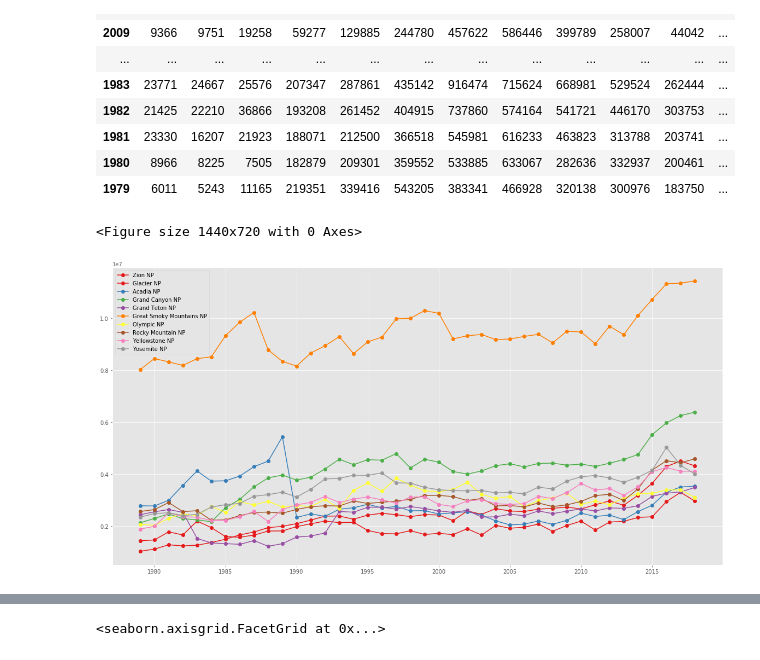
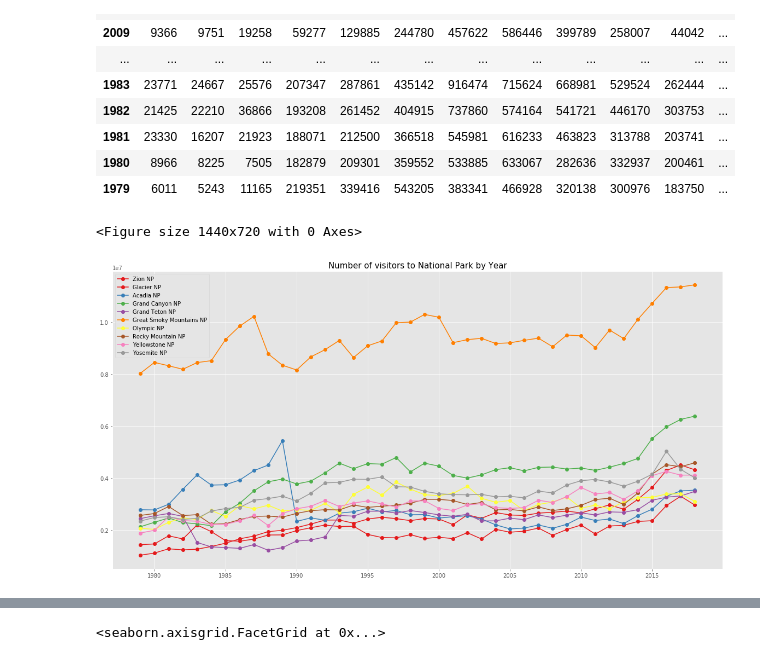
Before and after one commit to hayley01145553/WebScrapingProject, a Jupyter notebook: Web_Scrapy_Project_20180721_0400.ipynb, the cells around one changed output, grey strips where cells are left out. Drawn from its saved outputs; the diff is of its cells as text; code cells hidden in the pictures.

```diff
--- a/Web_Scrapy_Project_20180721_0400.ipynb
+++ b/Web_Scrapy_Project_20180721_0400.ipynb
@@ -440,6 +446,7 @@ cm = plt.get_cmap('Set1')
 fig = plt.figure(figsize=(20,10))
 ax = fig.add_subplot(111)
 ax.set_prop_cycle('color', [cm(1.*i/num_colors) for i in range(num_colors)])
+ax.set_title("Number of visitors to National Parks by Year", fontsize=15)
 
 #colormap = plt.cm.gist_ncar
 #plt.gca().set_color_cycle([colormap(i) for i in np.linspace(0, 0.9, num_plots)])
@@ -447,34 +454,34 @@ ax.set_prop_cycle('color', [cm(1.*i/num_colors) for i in range(num_colors)])
 #plt.gca().set_prop_cycle('color', color_list)
 #.set_color_cycle(['kbkykrkg'])
 #color=plt.cm.Paired(np.arange(len(df_np_names))
 
 for i,df_np_name in enumerate(df_np_names):
     '''
     for col_name in df_np_name.columns:
         if col_name == 'Year':
             continue
         df_np_name[col_name] = df_np_name[col_name].astype('str').apply(lambda x: x.replace(',','')).astype('int')
     '''
     #print(np_name[i])
     #plt.plot(df_np_name.set_index('Year').T[2018],'o-',label=np_name[i])
 
     #print(df_np_name)
     df_np_name = df_np_name.set_index('Year')
     df_np_name["sum"] = df_np_name.sum(axis = 1, skipna = True)
 
     plt.plot(df_np_name["sum"],'o-',label=np_name[i])
 
 
 
 
 #df_ZionNP_visitors['visits_number'].plot(kind='bar',stacked=True,figsize=(10,7), color=plt.cm.Paired(np.arange(len(df_top10_visitors))));
 #df_ZionNP_visitors_2018.plot(figsize=(10,7), color=plt.cm.Paired(np.arange(len(df_top10_visitors))));
 
 plt.legend()
 plt.show()
 # %% [output]
 <Figure size 1440x720 with 0 Axes>
-[figure, old version]
+[figure, new version]
 # %%
 df_np_fee
 # %% [output]
```
Also changed, not shown: parts of 3 cells of this notebook, 2 other files.
